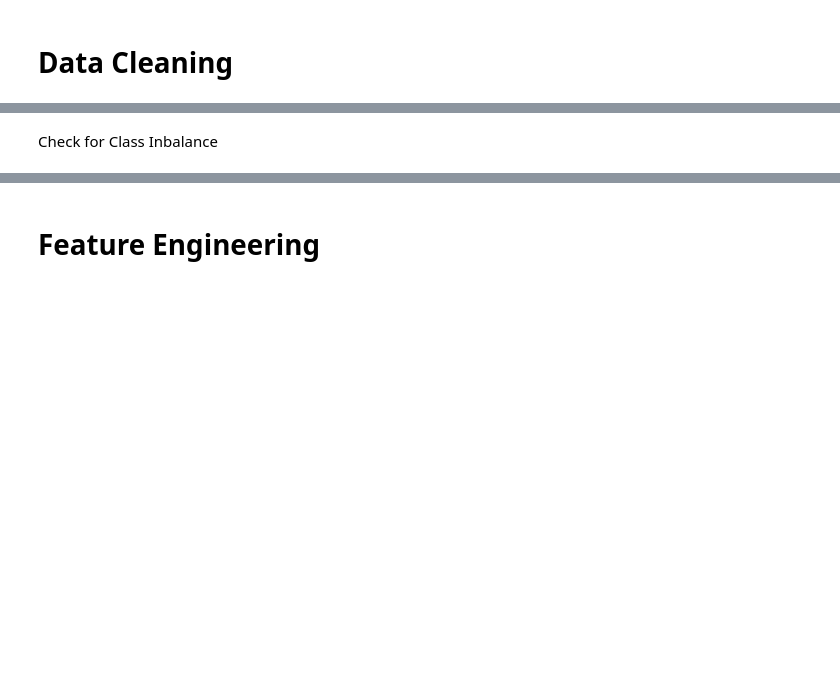
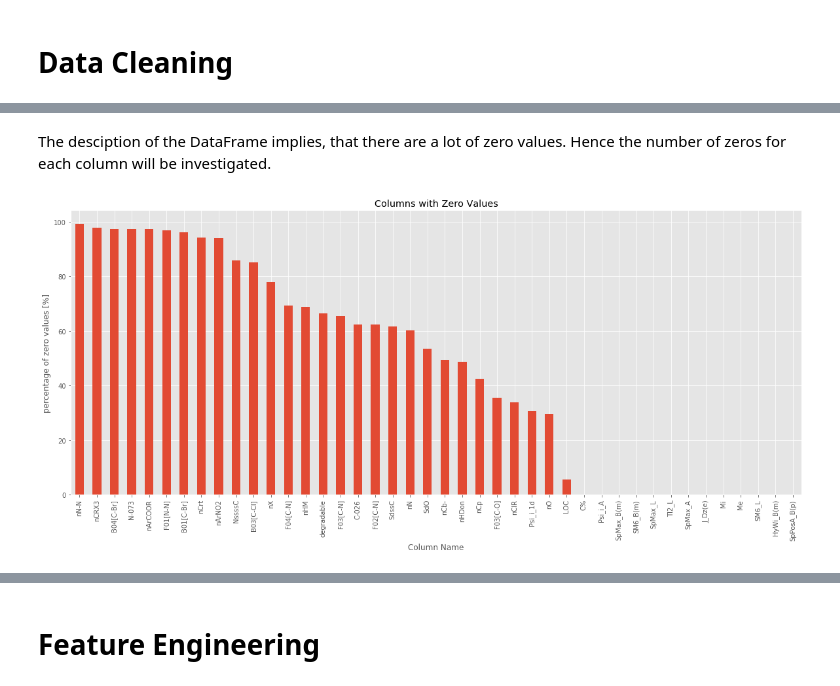
Before and after one commit to Pietrassyk/P_4_4_Biodegradability, a Jupyter notebook: Project 4 Biodegradables.ipynb, the cells around one changed output, grey strips where cells are left out. Cells and saved outputs as stored; diff of their text form; code cells hidden in the pictures; blank space fills up the shorter version.

```diff
--- a/Project 4 Biodegradables.ipynb
+++ b/Project 4 Biodegradables.ipynb
@@ -19,6 +25,7 @@ import seaborn as sns
 import warnings
 warnings.simplefilter('ignore') #ignore warning to imporve readability
 pd.set_option("display.max_columns", 300) #make every column visible
+plt.style.use("ggplot")
 %matplotlib inline
 # %%
 #custom functions
@@ -138,2 +177,14 @@ df.describe()
-# %% [markdown]
-Check for Class Inbalance
+# %% [markdown]
+The desciption of the DataFrame implies, that there are a lot of zero values. Hence the number of zeros for each column will be investigated.
+# %%
+#check data for zero values
+zeros = [round(sum(df.iloc[:,i] == 0)/len(df),3)*100 for i in range(df.shape[1])]
+zero = pd.DataFrame(zeros , index = df.columns).sort_values(by=0, ascending = False)
+
+#plot results
+zero.plot(kind = "bar", legend = False, figsize =(20,8))
+plt.title("Columns with Zero Values")
+plt.ylabel("percentage of zero values [%]")
+plt.xlabel("Column Name");
+# %% [output]
+[figure, added]
```
Also changed, not shown: parts of 142 cells of this notebook, 1 other file.
